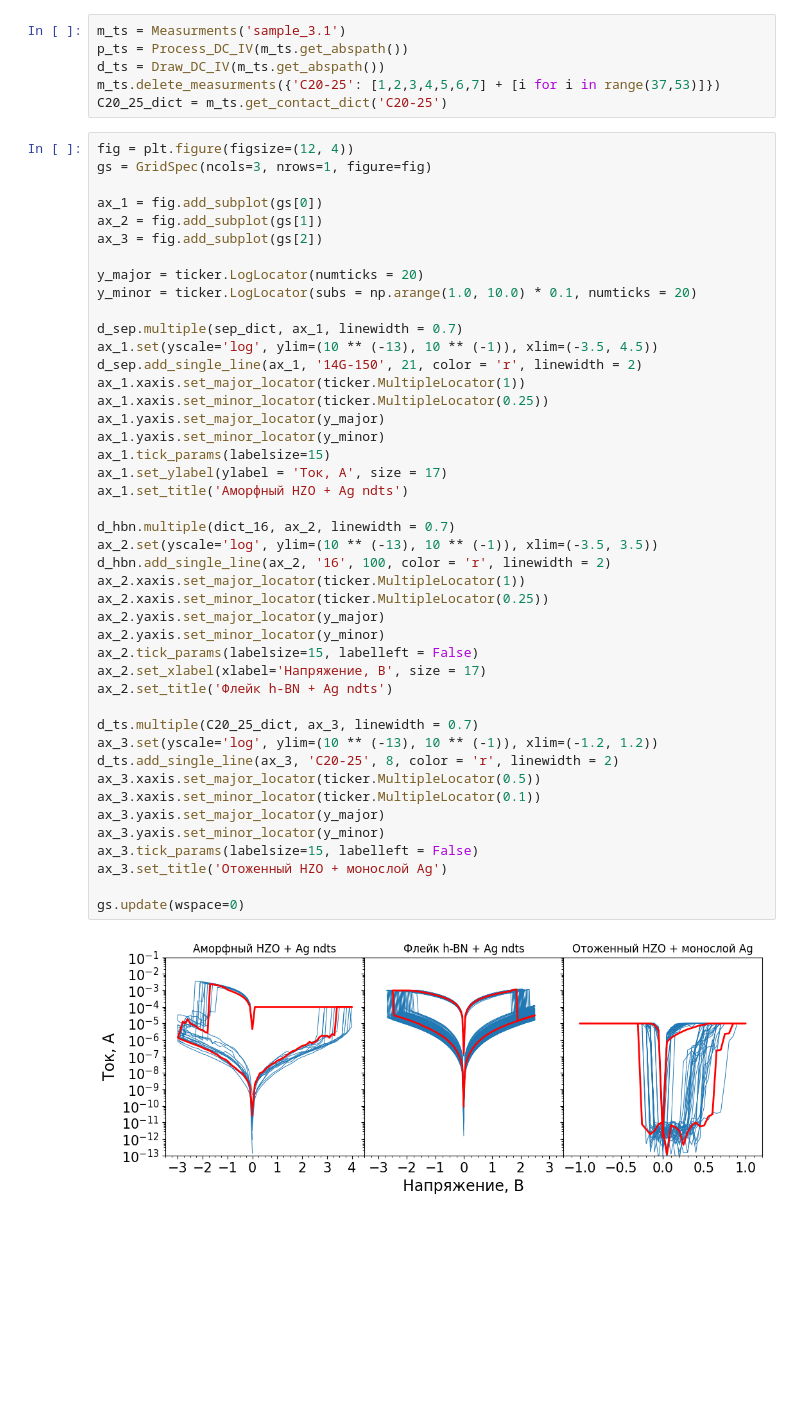
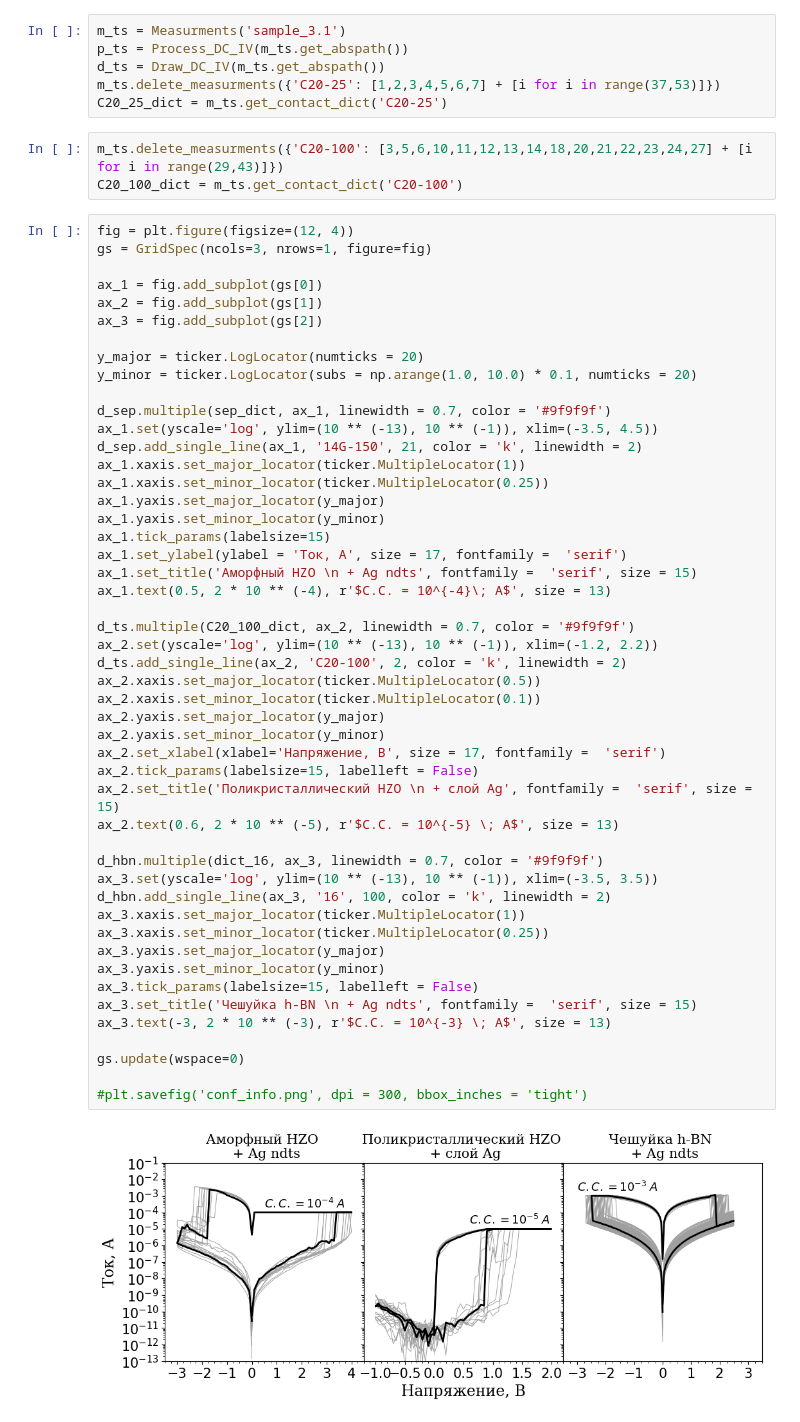
Before and after one commit to OneMoreGate/mipt_67_conference, a Jupyter notebook: graphs.ipynb, the cells around one changed output. Cells and saved outputs as stored; diff of their text form; blank space fills up the shorter version.

```diff
--- a/graphs.ipynb
+++ b/graphs.ipynb
@@ -28,49 +23,57 @@ p_ts = Process_DC_IV(m_ts.get_abspath())
 d_ts = Draw_DC_IV(m_ts.get_abspath())
 m_ts.delete_measurments({'C20-25': [1,2,3,4,5,6,7] + [i for i in range(37,53)]})
 C20_25_dict = m_ts.get_contact_dict('C20-25')
+# %%
+m_ts.delete_measurments({'C20-100': [3,5,6,10,11,12,13,14,18,20,21,22,23,24,27] + [i for i in range(29,43)]})
+C20_100_dict = m_ts.get_contact_dict('C20-100')
 # %%
 fig = plt.figure(figsize=(12, 4))
 gs = GridSpec(ncols=3, nrows=1, figure=fig)
 
 ax_1 = fig.add_subplot(gs[0])
 ax_2 = fig.add_subplot(gs[1])
 ax_3 = fig.add_subplot(gs[2])
 
 y_major = ticker.LogLocator(numticks = 20)
 y_minor = ticker.LogLocator(subs = np.arange(1.0, 10.0) * 0.1, numticks = 20)
 
-d_sep.multiple(sep_dict, ax_1, linewidth = 0.7)
+d_sep.multiple(sep_dict, ax_1, linewidth = 0.7, color = '#9f9f9f')
 ax_1.set(yscale='log', ylim=(10 ** (-13), 10 ** (-1)), xlim=(-3.5, 4.5))
-d_sep.add_single_line(ax_1, '14G-150', 21, color = 'r', linewidth = 2)
+d_sep.add_single_line(ax_1, '14G-150', 21, color = 'k', linewidth = 2)
 ax_1.xaxis.set_major_locator(ticker.MultipleLocator(1))
 ax_1.xaxis.set_minor_locator(ticker.MultipleLocator(0.25))
 ax_1.yaxis.set_major_locator(y_major)
 ax_1.yaxis.set_minor_locator(y_minor)
 ax_1.tick_params(labelsize=15)
-ax_1.set_ylabel(ylabel = 'Ток, А', size = 17)
-ax_1.set_title('Аморфный HZO + Ag ndts')
+ax_1.set_ylabel(ylabel = 'Ток, А', size = 17, fontfamily =  'serif')
+ax_1.set_title('Аморфный HZO \n + Ag ndts', fontfamily =  'serif', size = 15)
+ax_1.text(0.5, 2 * 10 ** (-4), r'$C.C. = 10^{-4}\; A$', size = 13)
 
-d_hbn.multiple(dict_16, ax_2, linewidth = 0.7)
-ax_2.set(yscale='log', ylim=(10 ** (-13), 10 ** (-1)), xlim=(-3.5, 3.5))
-d_hbn.add_single_line(ax_2, '16', 100, color = 'r', linewidth = 2)
-ax_2.xaxis.set_major_locator(ticker.MultipleLocator(1))
-ax_2.xaxis.set_minor_locator(ticker.MultipleLocator(0.25))
+d_ts.multiple(C20_100_dict, ax_2, linewidth = 0.7, color = '#9f9f9f')
+ax_2.set(yscale='log', ylim=(10 ** (-13), 10 ** (-1)), xlim=(-1.2, 2.2))
+d_ts.add_single_line(ax_2, 'C20-100', 2, color = 'k', linewidth = 2)
+ax_2.xaxis.set_major_locator(ticker.MultipleLocator(0.5))
+ax_2.xaxis.set_minor_locator(ticker.MultipleLocator(0.1))
 ax_2.yaxis.set_major_locator(y_major)
 ax_2.yaxis.set_minor_locator(y_minor)
+ax_2.set_xlabel(xlabel='Напряжение, В', size = 17, fontfamily =  'serif')
 ax_2.tick_params(labelsize=15, labelleft = False)
-ax_2.set_xlabel(xlabel='Напряжение, В', size = 17)
-ax_2.set_title('Флейк h-BN + Ag ndts')
+ax_2.set_title('Поликристаллический HZO \n + слой Ag', fontfamily =  'serif', size = 15)
+ax_2.text(0.6, 2 * 10 ** (-5), r'$C.C. = 10^{-5} \; A$', size = 13)
 
-d_ts.multiple(C20_25_dict, ax_3, linewidth = 0.7)
-ax_3.set(yscale='log', ylim=(10 ** (-13), 10 ** (-1)), xlim=(-1.2, 1.2))
-d_ts.add_single_line(ax_3, 'C20-25', 8, color = 'r', linewidth = 2)
-ax_3.xaxis.set_major_locator(ticker.MultipleLocator(0.5))
-ax_3.xaxis.set_minor_locator(ticker.MultipleLocator(0.1))
+d_hbn.multiple(dict_16, ax_3, linewidth = 0.7, color = '#9f9f9f')
+ax_3.set(yscale='log', ylim=(10 ** (-13), 10 ** (-1)), xlim=(-3.5, 3.5))
+d_hbn.add_single_line(ax_3, '16', 100, color = 'k', linewidth = 2)
+ax_3.xaxis.set_major_locator(ticker.MultipleLocator(1))
+ax_3.xaxis.set_minor_locator(ticker.MultipleLocator(0.25))
 ax_3.yaxis.set_major_locator(y_major)
 ax_3.yaxis.set_minor_locator(y_minor)
 ax_3.tick_params(labelsize=15, labelleft = False)
-ax_3.set_title('Отоженный HZO + монослой Ag')
+ax_3.set_title('Чешуйка h-BN \n + Ag ndts', fontfamily =  'serif', size = 15)
+ax_3.text(-3, 2 * 10 ** (-3), r'$C.C. = 10^{-3} \; A$', size = 13)
 
 gs.update(wspace=0)
+
+#plt.savefig('conf_info.png', dpi = 300, bbox_inches = 'tight')
 # %% [output]
-[figure, old version]
+[figure, new version]
```
Also changed, not shown: parts of 4 cells of this notebook, 45 other files.
